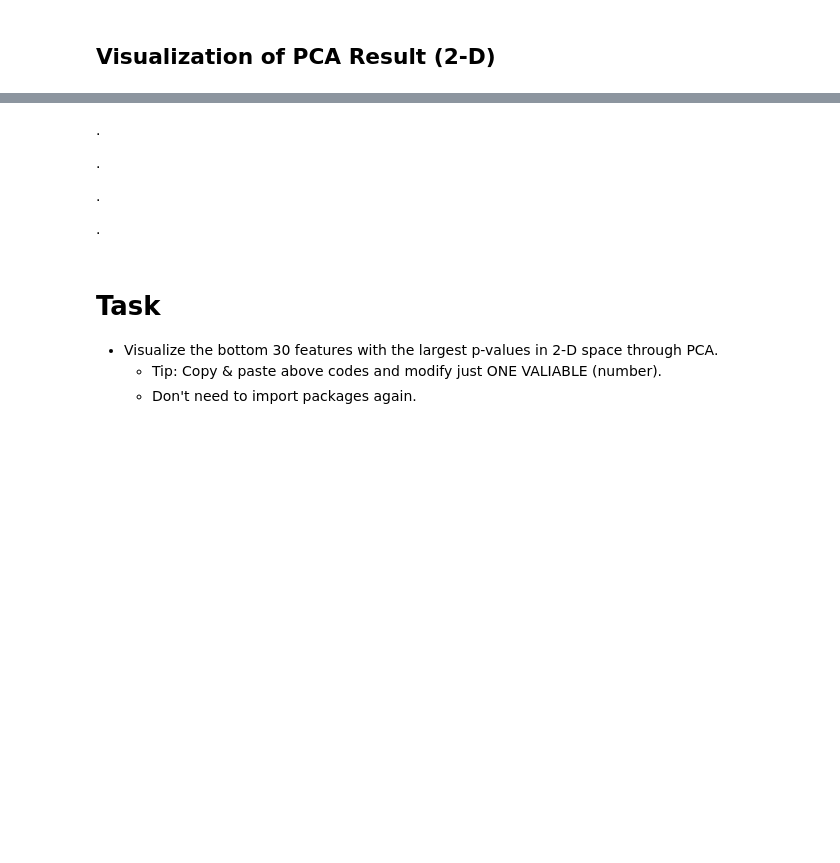
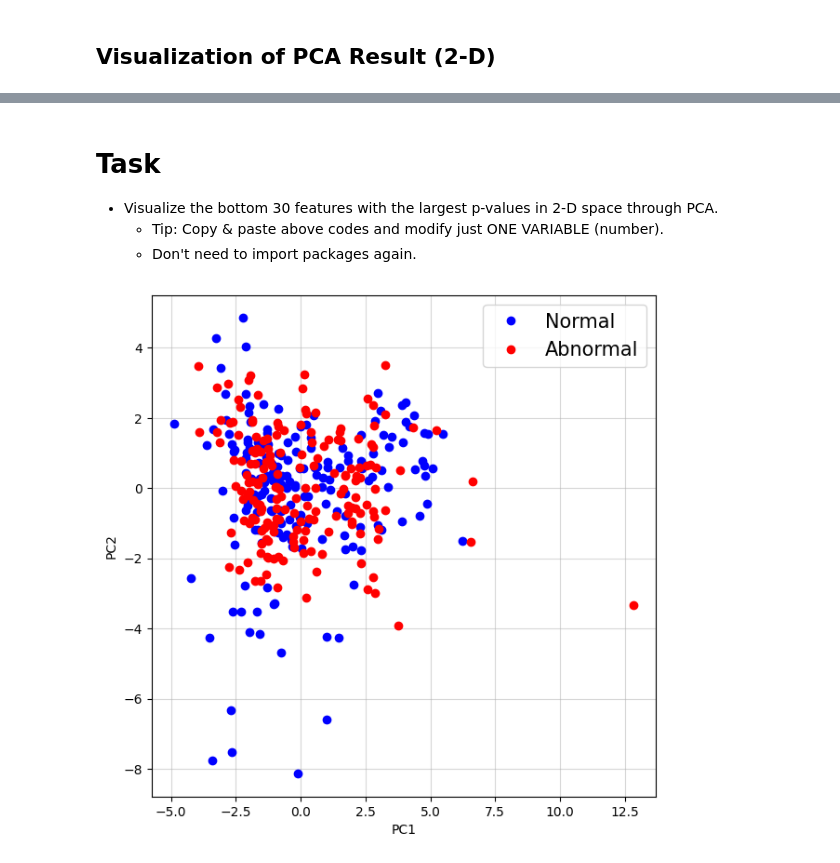
Before and after one commit to rd908213/ME-597-IIoT, a Jupyter notebook: ml_tutorial/ML4/ML4_Code1.ipynb, the cells around one changed output, grey strips where cells are left out. Saved outputs shown, nothing was run; the diff lists cells and outputs as text; code cells hidden in the pictures; blank space fills up the shorter version.

```diff
--- a/ml_tutorial/ML4/ML4_Code1.ipynb
+++ b/ml_tutorial/ML4/ML4_Code1.ipynb
@@ -15,7 +9,7 @@ import matplotlib.pyplot as plt
 * Results of ML3-1 and ML3-2
 # %%
 FeatureData = pd.read_csv(
-    "/content/drive/MyDrive/Colab Notebooks/SavedFiles/FeatureData.csv",
+    "../ML3/data/FeatureData.csv",
     sep=",",
     header=None,
 )
@@ -25,6 +19,6 @@ FileNotFoundError: [Errno 2] No such file or directory: '/content/drive/MyDrive/
 # %%
 P_value_Rank = pd.read_csv(
-    "/content/drive/MyDrive/Colab Notebooks/SavedFiles/P_value_Rank.csv",
+    "../ML3/data/P_value_Rank.csv",
     sep=",",
     header=None,
 )
@@ -125,14 +193,6 @@ plt.show()
-# %% [markdown]
-.
-
-.
-
-.
-
-.
 # %% [markdown]
 # Task
 
 - Visualize the bottom 30 features with the largest p-values in 2-D space through PCA.
-    - Tip: Copy & paste above codes and modify just ONE VALIABLE (number).
+    - Tip: Copy & paste above codes and modify just ONE VARIABLE (number).
     - Don't need to import packages again.
@@ -149,0 +199,56 @@ plt.show()
+# %%
+# Select Target Features for PCA
+StartRank = (
+    -31
+)  # Start selecting features from the end of the rank list (The only variable changed)
+Num = 30
+
+SelectedFeatues = np.zeros((Num, FeatureData.shape[1]))
+
+s = 0
+for i in range(StartRank, StartRank + Num):
+    index = int(P_value_Rank.iloc[i - 1, 0])
+    SelectedFeatues[s, :] = FeatureData.iloc[index, :].values
+    s += 1
+
+FeatureSelected = pd.DataFrame(SelectedFeatues).T
+FeatureSelected
+
+# Data Standardization (No Normalization)
+FeatureSelected_std = StandardScaler().fit_transform(FeatureSelected)
+FeatureSelected_std = pd.DataFrame(FeatureSelected_std)
+FeatureSelected_std
+
+# PCA Implementation
+dim = 2  # Dimension to reduce
+pca = PCA(n_components=dim)
+PC = pca.fit_transform(FeatureSelected_std)
+pd.DataFrame(PC)
+
+# Visualization of PCA Result
+NoOfData = int(FeatureData.shape[1] / 2)
+
+plt.figure(figsize=(7, 7))
+plt.plot(
+    PC[:NoOfData, 0],
+    PC[:NoOfData, 1],
+    color="b",
+    linestyle="",
+    marker="o",
+    label="Normal",
+)
+plt.plot(
+    PC[NoOfData:, 0],
+    PC[NoOfData:, 1],
+    color="r",
+    linestyle="",
+    marker="o",
+    label="Abnormal",
+)
+plt.legend(fontsize=15)
+plt.xlabel("PC1")
+plt.ylabel("PC2")
+plt.grid(alpha=0.5)
+plt.show()
+# %% [output]
+[figure, added]
```
Also changed, not shown: parts of 10 cells of this notebook.
